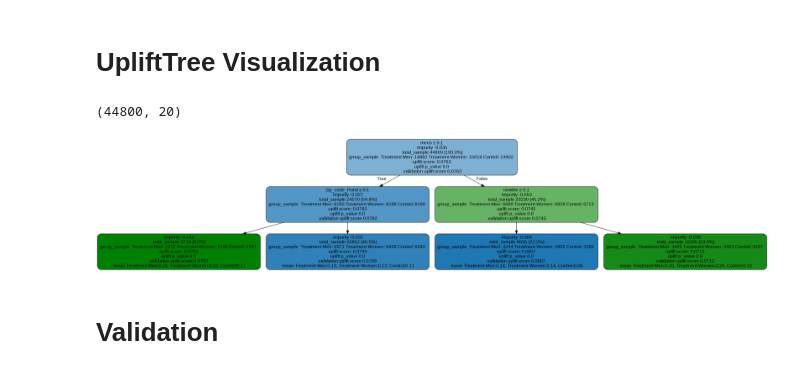
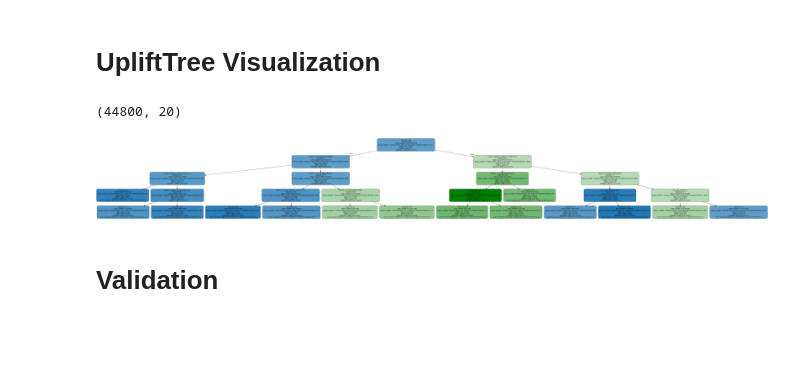
Before and after one commit to CoopXAdvancedAnalytics/Predictive_Analytics, a Jupyter notebook: APA_Hilstrom_Demo.ipynb, the cells around one changed output. Saved outputs shown, nothing was run; the diff lists cells and outputs as text; code cells hidden in the pictures; blank space fills up the shorter version.

```diff
--- a/APA_Hilstrom_Demo.ipynb
+++ b/APA_Hilstrom_Demo.ipynb
@@ -354,8 +337,13 @@ uplift_model_V.fit(df_train[x_names].values,
+# %%
+uplift_tree = uplift_model.uplift_forest[0]
+uplift_tree.fill(X=df_test[x_names].values,
+                 treatment=df_test['Treatment'].values,
+                 y=df_test['visit'].values) ;
 # %%
-graph = uplift_tree_plot(uplift_model_V.fitted_uplift_tree,x_names)
+graph = uplift_tree_plot(uplift_tree.fitted_uplift_tree,x_names)
 Image(graph.create_png())
 # %% [output]
-[figure, old version]
+[figure, new version]
 # %% [markdown]
 # **Validation**
 # %%
```
Also changed, not shown: parts of 16 cells of this notebook.
